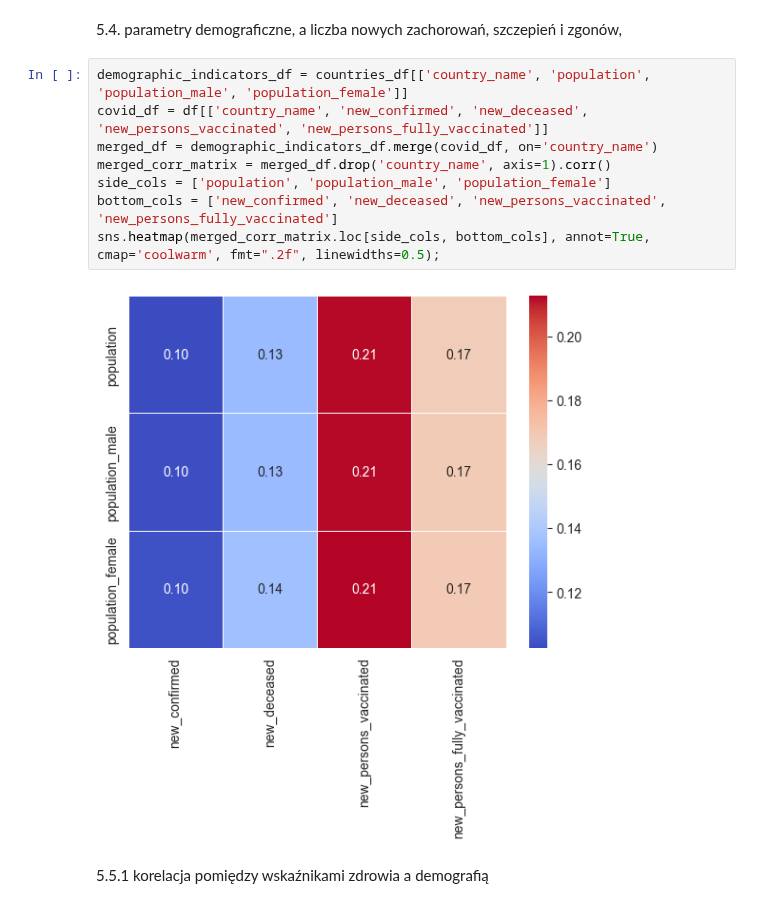
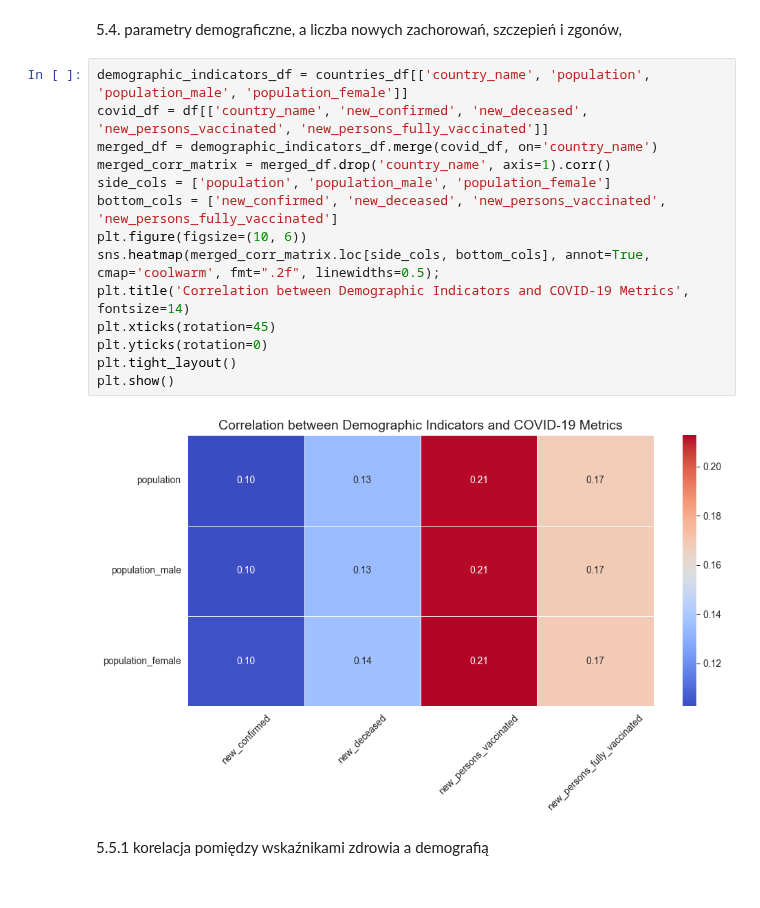
Before and after one commit to JakubKaczmarek5764/BigData1, a Jupyter notebook: zad2.ipynb, the cells around one changed output. Saved outputs shown, nothing was run; the diff lists cells and outputs as text.

```diff
--- a/zad2.ipynb
+++ b/zad2.ipynb
@@ -765,13 +783,19 @@ sns.heatmap(merged_corr_matrix.loc[side_cols, bottom_cols], annot=True, cmap='co
 # %%
 demographic_indicators_df = countries_df[['country_name', 'population', 'population_male', 'population_female']]
 covid_df = df[['country_name', 'new_confirmed', 'new_deceased', 'new_persons_vaccinated', 'new_persons_fully_vaccinated']]
 merged_df = demographic_indicators_df.merge(covid_df, on='country_name')
 merged_corr_matrix = merged_df.drop('country_name', axis=1).corr()
 side_cols = ['population', 'population_male', 'population_female']
 bottom_cols = ['new_confirmed', 'new_deceased', 'new_persons_vaccinated', 'new_persons_fully_vaccinated']
+plt.figure(figsize=(10, 6))
 sns.heatmap(merged_corr_matrix.loc[side_cols, bottom_cols], annot=True, cmap='coolwarm', fmt=".2f", linewidths=0.5);
+plt.title('Correlation between Demographic Indicators and COVID-19 Metrics', fontsize=14)
+plt.xticks(rotation=45)
+plt.yticks(rotation=0)
+plt.tight_layout()
+plt.show()
 # %% [output]
-[figure, old version]
+[figure, new version]
 # %% [markdown]
 5.5.1 korelacja pomiędzy wskaźnikami zdrowia a demografią
 # %%
```
Also changed, not shown: parts of 10 cells of this notebook.
